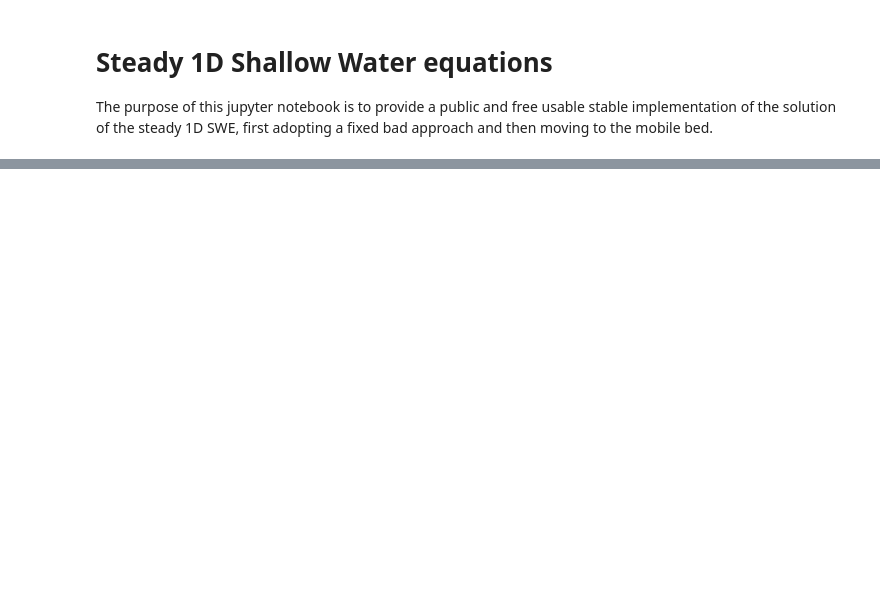
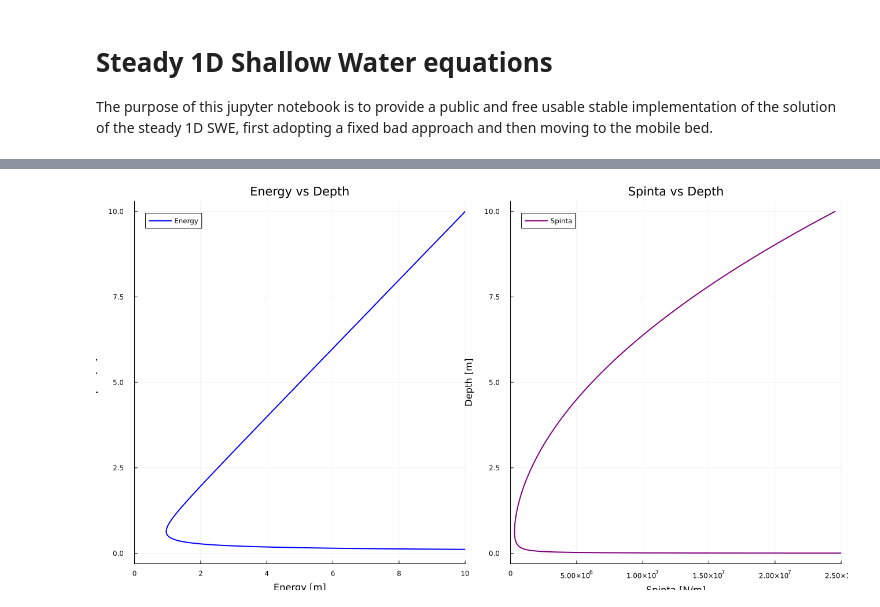
Before and after one commit to AmeGit01/Steady_SWE, a Jupyter notebook: 1D_SWE.ipynb, the cells around one changed output, grey strips where cells are left out. Saved outputs shown, nothing was run; the diff lists cells and outputs as text; code cells hidden in the pictures; blank space fills up the shorter version.

```diff
--- a/1D_SWE.ipynb
+++ b/1D_SWE.ipynb
@@ -46,0 +54,26 @@ The steps for the implementations are the following:
+# %%
+d = 0.0:0.001:10.0            # depth of the channel [m]
+Q = 80.0                   # discharge [m^3/s]
+B = 50.0                    # width of the channel [m]
+ρ = 1000.0                  # water density [kg/m^3]
+g = 9.81                    # gravity acceleration [m/s^2]
+
+Spinta(Q, B, d, g, ρ) = 0.5*ρ*g*B*d^2 + ρ*Q^2/(B*d)
+Energy(Q, B, d) = d + Q^2/(2*g*(B*d)^2)
+
+S = zeros(length(d))        # water surface elevation [m]
+E = zeros(length(d))        # energy elevation [m]
+for n in 1:length(d)
+    S[n] = Spinta(Q, B, d[n], g, ρ)
+    E[n] = Energy(Q, B, d[n])
+end
+
+p1 = plot(S, d, label="Spinta", xlabel="Spinta [N/m]", ylabel="Depth [m]",
+    title="Spinta vs Depth", grid=true, color="purple", linewidth=2,
+    xlim=(0, 2.5e7), size=(600, 550))
+p2 = plot(E, d, label="Energy", xlabel="Energy [m]", ylabel="Depth [m]",
+    title="Energy vs Depth", grid=true, color="blue", linewidth=2,
+    xlim=(0, 10), size=(600, 550))
+plot(p2, p1, layout=(1, 2), size=(1300, 700))
+# %% [output]
+[figure, added]
```
Also changed, not shown: parts of 7 cells of this notebook.
